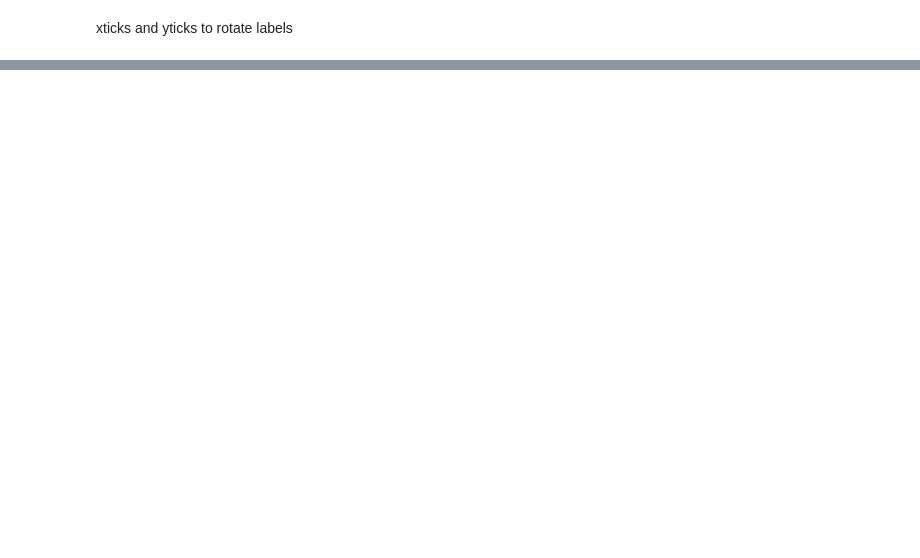
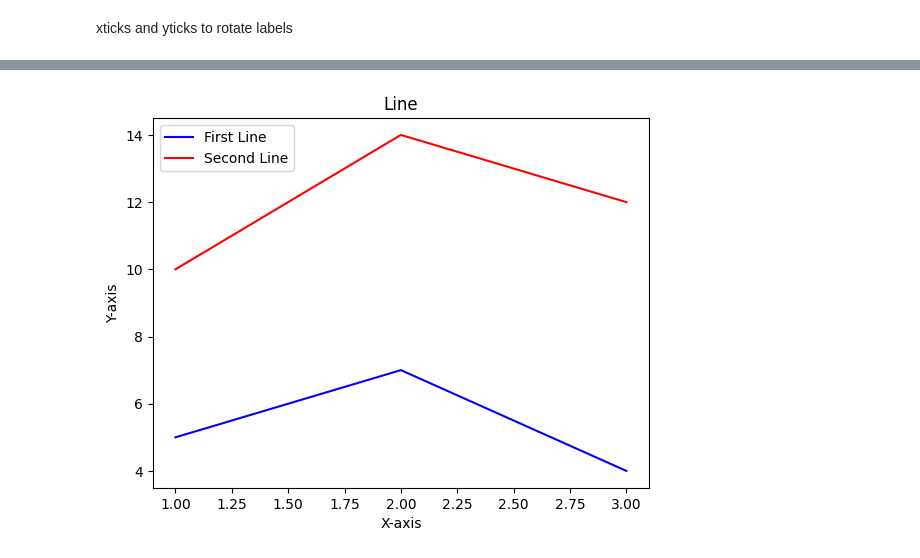
Before and after one commit to ayush-130904/Data-Analyst-Journey, a Jupyter notebook: python/libraries/matplotlib/matplotlib.ipynb, the cells around one changed output, grey strips where cells are left out. Drawn from its saved outputs; the diff is of its cells as text; code cells hidden in the pictures; blank space fills up the shorter version.

```diff
--- a/python/libraries/matplotlib/matplotlib.ipynb
+++ b/python/libraries/matplotlib/matplotlib.ipynb
@@ -70,0 +118,18 @@ plt.show()
+# %%
+x = [1,2,3]
+y = [5,7,4]
+
+x1 = x
+y1 = [10,14,12]
+
+plt.plot(x,y, label = 'First Line', color = "blue")
+plt.plot(x1,y1, label = 'Second Line', color = "red")
+
+plt.title("Line")
+plt.xlabel("X-axis")
+plt.ylabel("Y-axis")
+
+plt.legend()
+plt.show()
+# %% [output]
+[figure, added]
```
Also changed, not shown: parts of 22 cells of this notebook.
